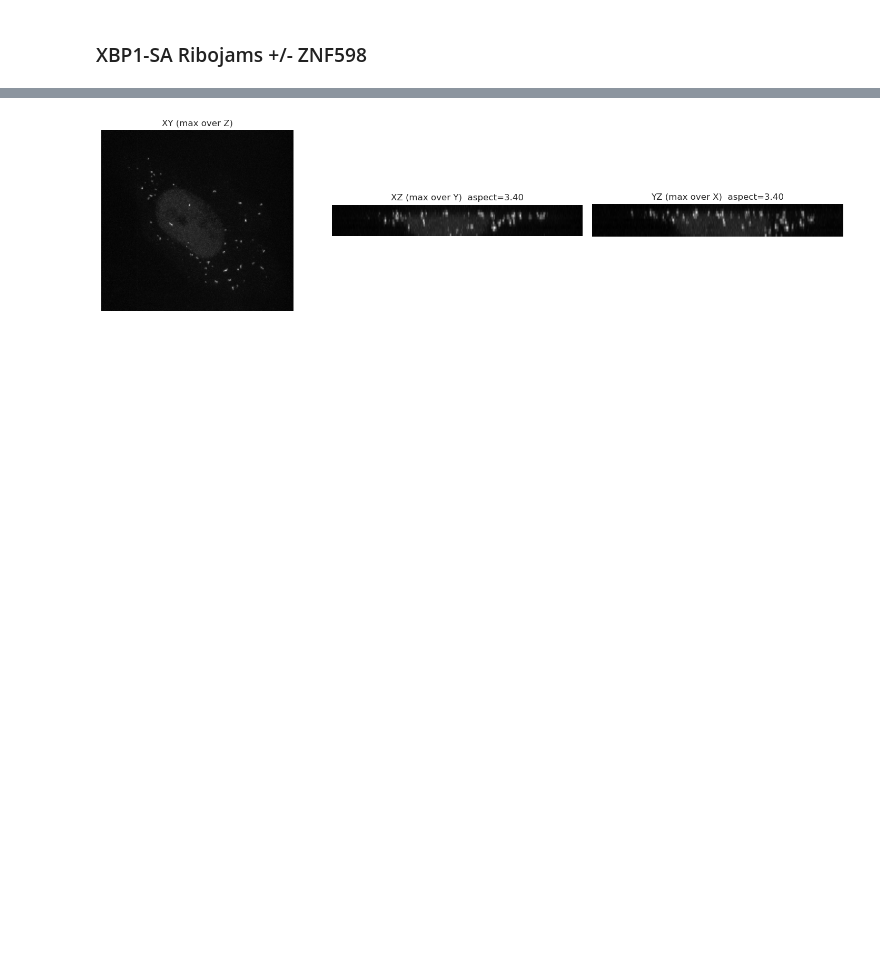
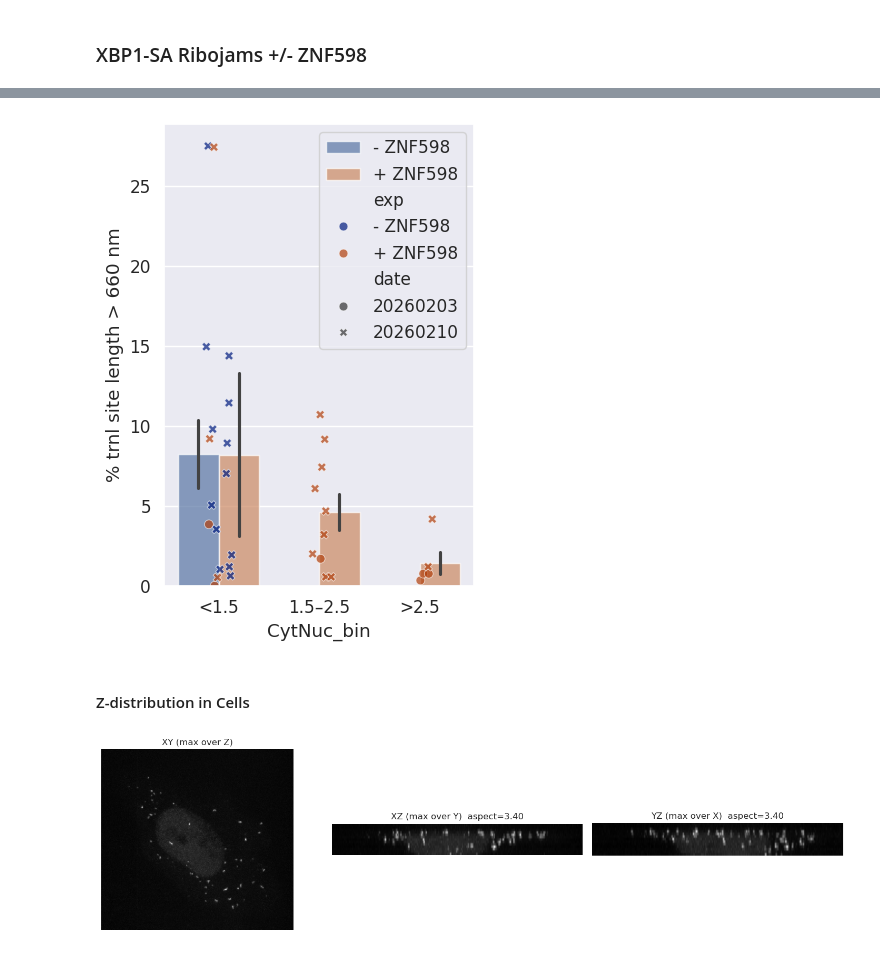
Before and after one commit to timstasevich/croparray, a Jupyter notebook: notebooks/Translation_Stalling_Quantification.ipynb, the cells around one changed output, grey strips where cells are left out. Cells and saved outputs as stored; diff of their text form; code cells hidden in the pictures; blank space fills up the shorter version.

```diff
--- a/notebooks/Translation_Stalling_Quantification.ipynb
+++ b/notebooks/Translation_Stalling_Quantification.ipynb
@@ -685,3 +712,44 @@ plt.show()
+# %%
+fig, ax = plt.subplots(figsize=(4, 6))
+
+# Bar layer
+sns.barplot(
+    data=df,
+    x="CytNuc_bin",
+    y="% trnl site length > 660 nm",
+    hue="exp",
+    errorbar="se",
+    alpha=0.7,
+    ax=ax
+)
+
+# Convert categorical x to numeric positions
+import numpy as np
+df["_x"] = df["CytNuc_bin"].cat.codes
+
+# Add jitter
+jitter = np.random.uniform(-0.15, 0.15, size=len(df))
+
+sns.scatterplot(
+    data=df,
+    x=df["_x"] + jitter,
+    y="% trnl site length > 660 nm",
+    hue="exp",
+    style="date",        # ← different shapes
+    palette="dark",
+    s=40,
+    alpha=0.7,
+    ax=ax
+)
+
+ax.set_xticks(range(len(df["CytNuc_bin"].cat.categories)))
+ax.set_xticklabels(df["CytNuc_bin"].cat.categories)
+
+plt.show()
+# %% [output]
+[figure, added]
+# %% [markdown]
+#### Z-distribution in Cells
 # %%
 from pathlib import Path
 import numpy as np
```
Also changed, not shown: parts of 55 cells of this notebook, 4 other files.
